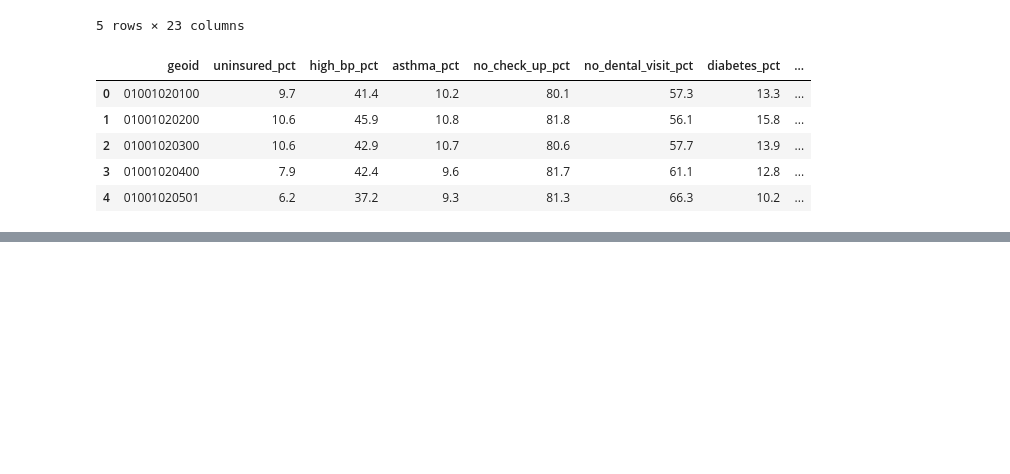
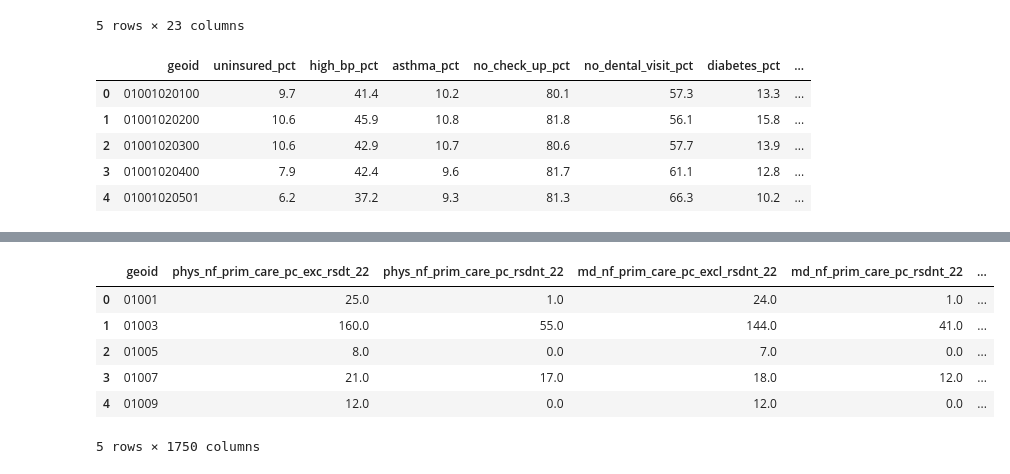
Before and after one commit to ctrazona1385/DS_Capstone_Group_1, a Jupyter notebook: census_data_call.ipynb, the cells around one changed output, grey strips where cells are left out. Drawn from its saved outputs; the diff is of its cells as text; code cells hidden in the pictures; blank space fills up the shorter version.

```diff
--- a/census_data_call.ipynb
+++ b/census_data_call.ipynb
@@ -460,0 +546,10 @@ AttributeError: 'NoneType' object has no attribute 'head'
+# %%
+df_ahrf.head()
+# %% [output]
+|  | geoid | phys_nf_prim_care_pc_exc_rsdt_22 | phys_nf_prim_care_pc_rsdnt_22 | md_nf_prim_care_pc_excl_rsdnt_22 | md_nf_prim_care_pc_rsdnt_22 | ... |
+| 0 | 01001 | 25.0 | 1.0 | 24.0 | 1.0 | ... |
+| 1 | 01003 | 160.0 | 55.0 | 144.0 | 41.0 | ... |
+| 2 | 01005 | 8.0 | 0.0 | 7.0 | 0.0 | ... |
+| 3 | 01007 | 21.0 | 17.0 | 18.0 | 12.0 | ... |
+| 4 | 01009 | 12.0 | 0.0 | 12.0 | 0.0 | ... |
+5 rows × 1750 columns
```
Also changed, not shown: parts of 20 cells of this notebook, 1 other file.
